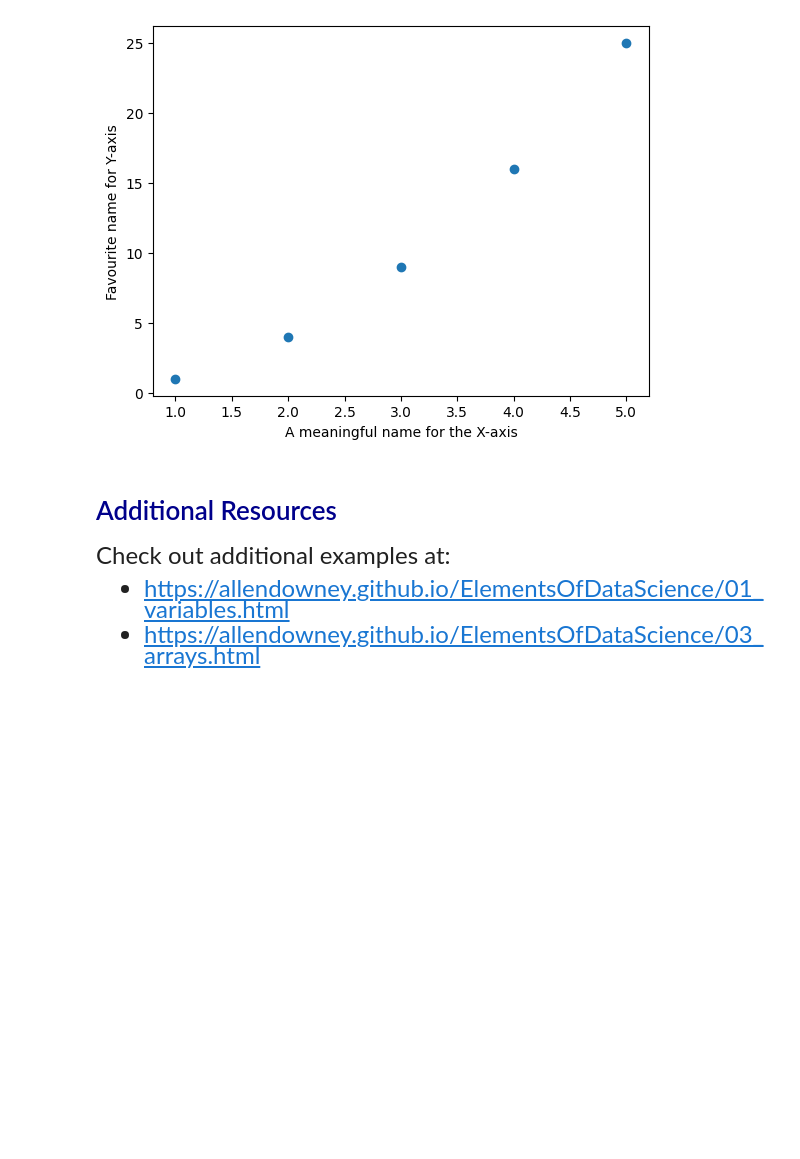
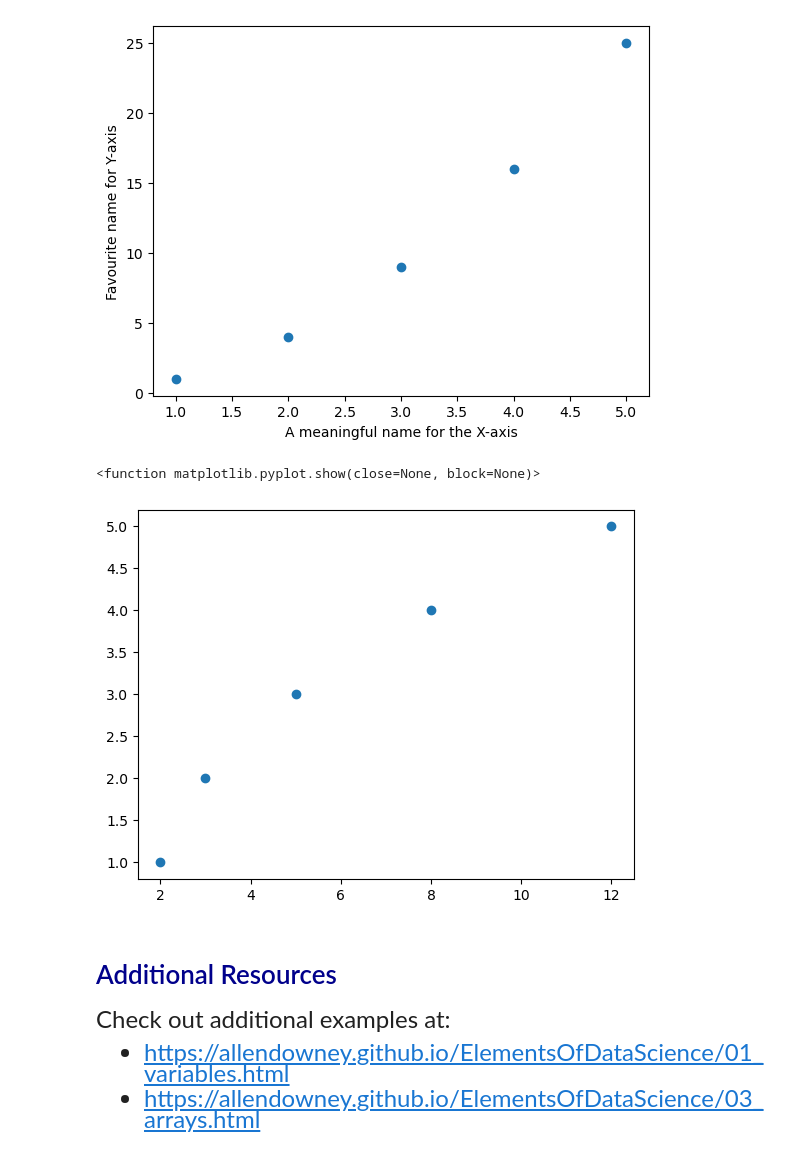
Before and after one commit to mtroilo/qtm151_fall_2023, a Jupyter notebook: lecture_02/lecture2.ipynb, the cells around one changed output. Cells and saved outputs as stored; diff of their text form; code cells hidden in the pictures; blank space fills up the shorter version.

```diff
--- a/lecture_02/lecture2.ipynb
+++ b/lecture_02/lecture2.ipynb
@@ -227,6 +227,12 @@ plt.show()
 [figure]
 # %%
 # Create a list with numbers, then create your own scatter plot
+my_list = [2, 3, 5, 8, 12]
+plt.scatter(x = my_list, y = list_numbers)
+plt.show
+# %% [output]
+<function matplotlib.pyplot.show(close=None, block=None)>
+[figure, added]
 # %% [markdown]
 # <span style="color:darkblue"> Additional Resources </span>
 
```
Also changed, not shown: parts of 1 cell of this notebook.
